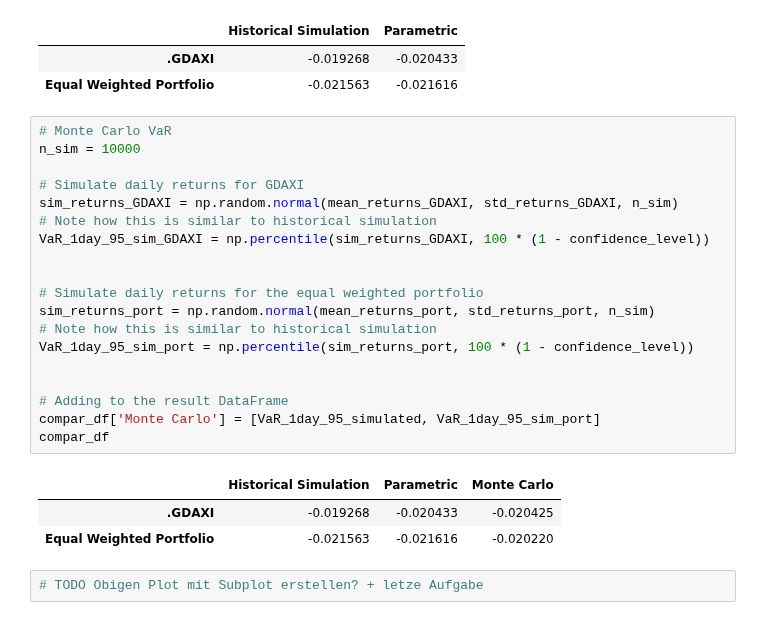
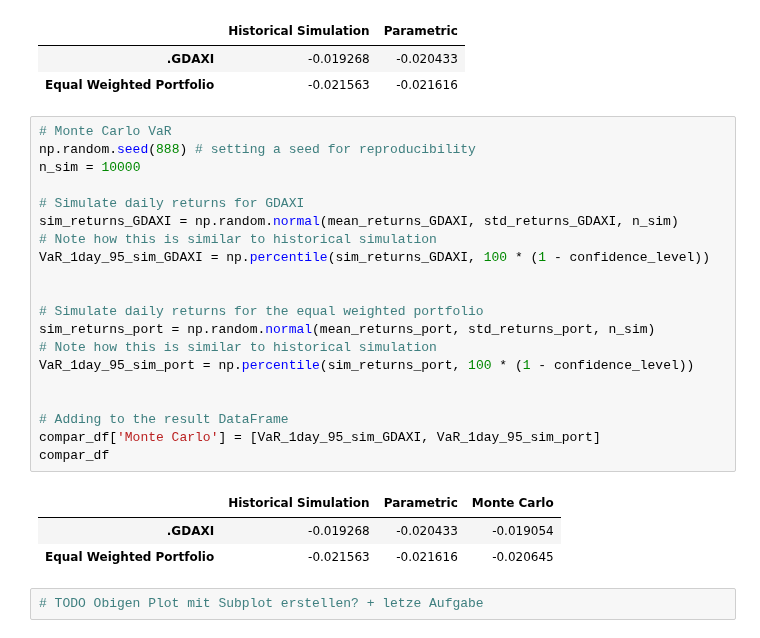
Before and after one commit to iwh-halle/fdap-2024-julian-456, a Jupyter notebook: homework/04_var.ipynb, the cells around one changed output. Saved outputs shown, nothing was run; the diff lists cells and outputs as text.

```diff
--- a/homework/04_var.ipynb
+++ b/homework/04_var.ipynb
@@ -121,27 +121,28 @@ compar_df
 | Equal Weighted Portfolio | -0.021563 | -0.021616 |
 # %%
 # Monte Carlo VaR
+np.random.seed(888) # setting a seed for reproducibility
 n_sim = 10000
 
 # Simulate daily returns for GDAXI
 sim_returns_GDAXI = np.random.normal(mean_returns_GDAXI, std_returns_GDAXI, n_sim)
 # Note how this is similar to historical simulation
 VaR_1day_95_sim_GDAXI = np.percentile(sim_returns_GDAXI, 100 * (1 - confidence_level))
 
 
 # Simulate daily returns for the equal weighted portfolio
 sim_returns_port = np.random.normal(mean_returns_port, std_returns_port, n_sim)
 # Note how this is similar to historical simulation
 VaR_1day_95_sim_port = np.percentile(sim_returns_port, 100 * (1 - confidence_level))
 
 
 # Adding to the result DataFrame
-compar_df['Monte Carlo'] = [VaR_1day_95_simulated, VaR_1day_95_sim_port]
+compar_df['Monte Carlo'] = [VaR_1day_95_sim_GDAXI, VaR_1day_95_sim_port]
 compar_df
 # %% [output]
 |  | Historical Simulation | Parametric | Monte Carlo |
-| .GDAXI | -0.019268 | -0.020433 | -0.020425 |
-| Equal Weighted Portfolio | -0.021563 | -0.021616 | -0.020220 |
+| .GDAXI | -0.019268 | -0.020433 | -0.019054 |
+| Equal Weighted Portfolio | -0.021563 | -0.021616 | -0.020645 |
 # %%
 # TODO Obigen Plot mit Subplot erstellen? + letze Aufgabe
 # %% [markdown]
```
